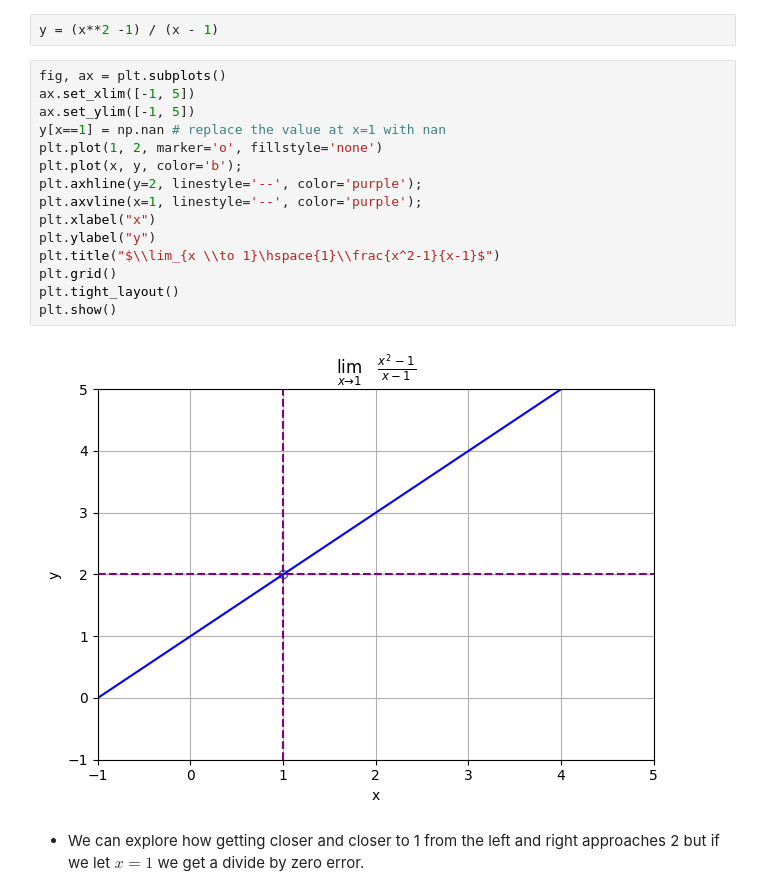
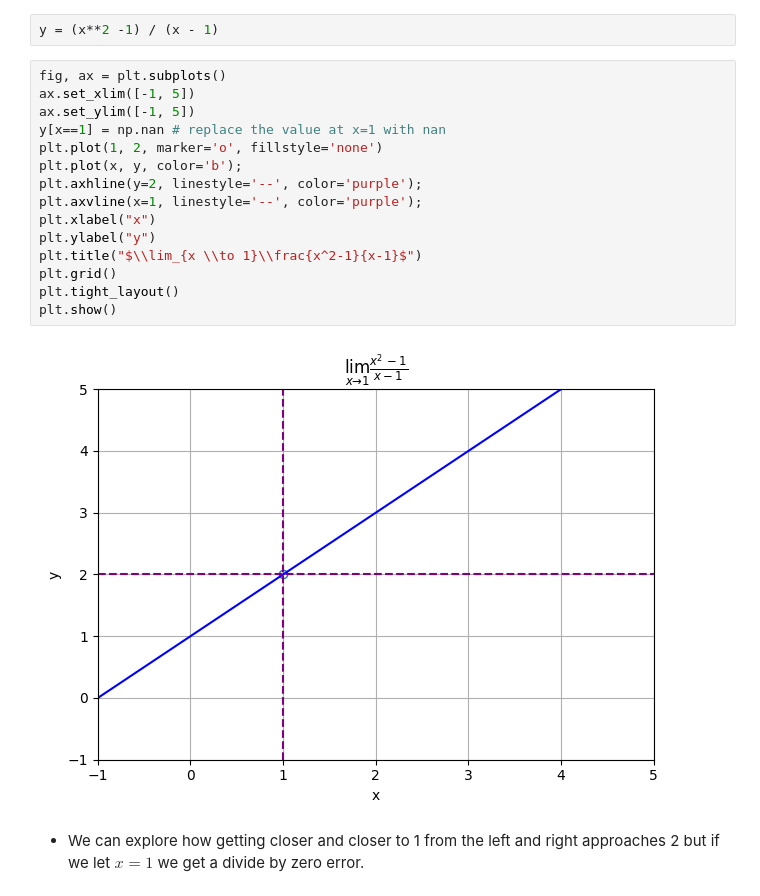
Before and after one commit to k3robotics/ML-Essentials, a Jupyter notebook: ML_Calculus.ipynb, the cells around one changed output. Drawn from its saved outputs; the diff is of its cells as text.

```diff
--- a/ML_Calculus.ipynb
+++ b/ML_Calculus.ipynb
@@ -128,20 +128,20 @@ y = (x**2 -1) / (x - 1)
 # %%
 fig, ax = plt.subplots()
 ax.set_xlim([-1, 5])
 ax.set_ylim([-1, 5])
 y[x==1] = np.nan # replace the value at x=1 with nan
 plt.plot(1, 2, marker='o', fillstyle='none')
 plt.plot(x, y, color='b');
 plt.axhline(y=2, linestyle='--', color='purple');
 plt.axvline(x=1, linestyle='--', color='purple');
 plt.xlabel("x")
 plt.ylabel("y")
-plt.title("$\\lim_{x \\to 1}\hspace{1}\\frac{x^2-1}{x-1}$")
+plt.title("$\\lim_{x \\to 1}\\frac{x^2-1}{x-1}$")
 plt.grid()
 plt.tight_layout()
 plt.show()
 # %% [output]
-[figure, old version]
+[figure, new version]
 # %% [markdown]
 *  We can explore how getting closer and closer to 1 from the left and right approaches 2 but if we let $x=1$ we get a divide by zero error.
 # %%
```
